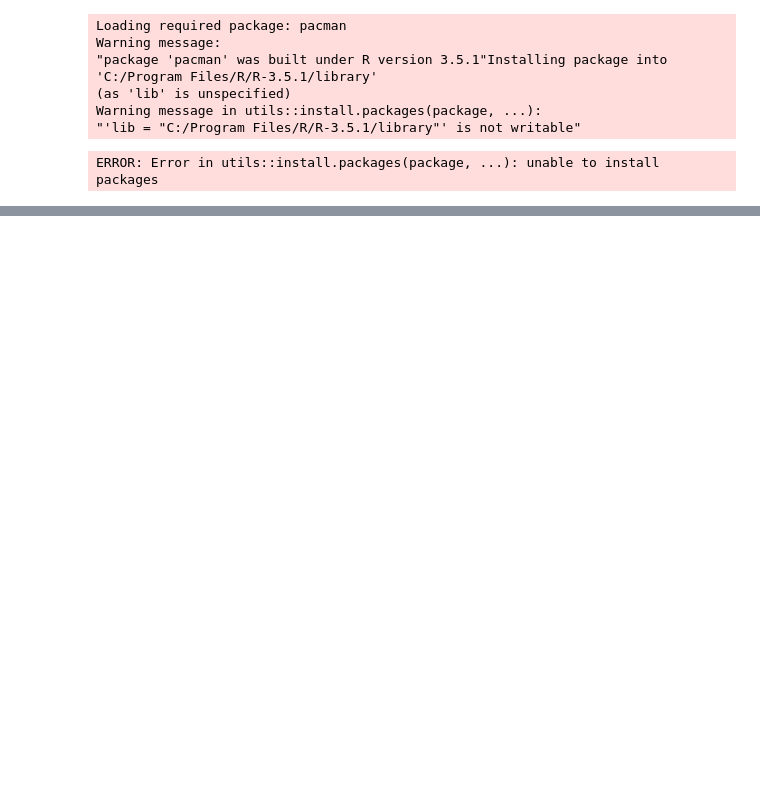
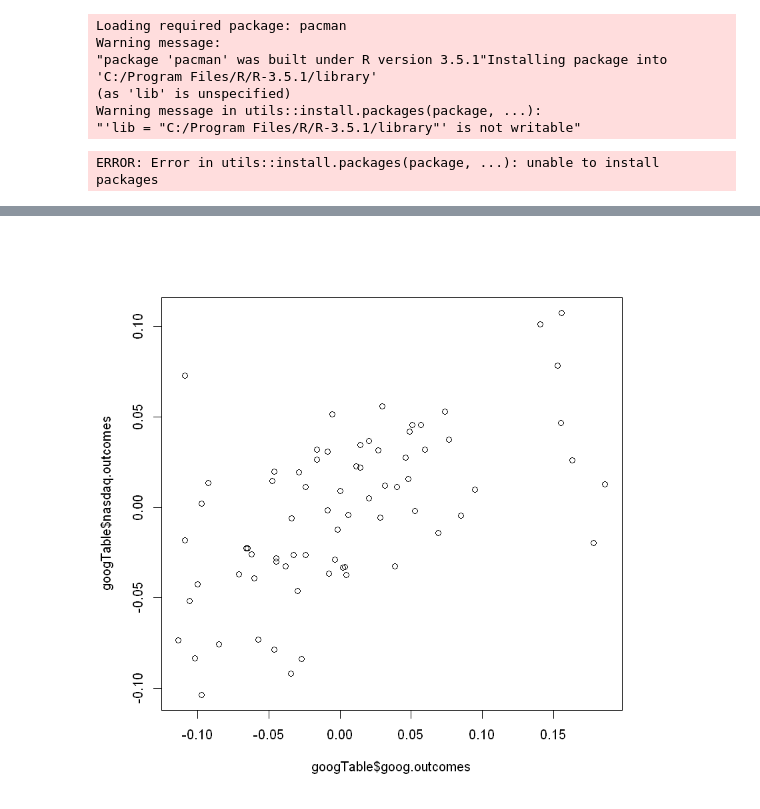
Before and after one commit to lauracarpaciu/Regression_file, a Jupyter notebook: Regression.ipynb, the cells around one changed output, grey strips where cells are left out. Saved outputs shown, nothing was run; the diff lists cells and outputs as text; code cells hidden in the pictures; blank space fills up the shorter version.

```diff
--- a/Regression.ipynb
+++ b/Regression.ipynb
@@ -64,0 +178,21 @@ head(tbondsFile_original)
+# %%
+googTable <-read.table(googFile,header = TRUE, sep ="," )[,c("Date","Adj.Close")]
+nasdaqTable <- read.table(nasdaqFile,header = TRUE, sep = ",")[,c("Date","Adj.Close")]
+tbondsTable <- read.table(tbondsFile, header = TRUE, sep = ",")[,c("Date","Adj.Close")]
+names(tbondsTable)[2] <- "tbonds.outcomes"
+tbondsTable[,c("Date")]<- as.character.Date(tbondsTable[,c("Date")])
+googTable <- merge(googTable,nasdaqTable, by="Date")
+googTable[,c("Date")]<- as.character.Date(googTable[,c("Date")])
+googTable <- googTable[order(googTable$Date,decreasing = TRUE),]
+names(googTable)[2:3] <- c("goog.prices","nasdaq.prices")
+googTable[-nrow(googTable),-1] <- googTable[-nrow(googTable),-1]/googTable[-1,-1]-1
+googTable<-googTable[-nrow(googTable),]
+names(googTable)[2:3] <- c("goog.outcomes","nasdaq.outcomes")
+googTable<-merge(googTable,tbondsTable,by="Date")
+googTable$tbonds.outcomes<-googTable$tbonds.outcomes/100
+googTable[,c("goog.outcomes","nasdaq.outcomes")] <- googTable[,c("goog.outcomes","nasdaq.outcomes")]-googTable[,"tbonds.outcomes"]
+# %%
+#Robust linear regression
+plot(googTable$goog.outcomes,googTable$nasdaq.outcomes)
+# %% [output]
+[figure, added]
```
Also changed, not shown: parts of 5 cells of this notebook, 1 other file.
